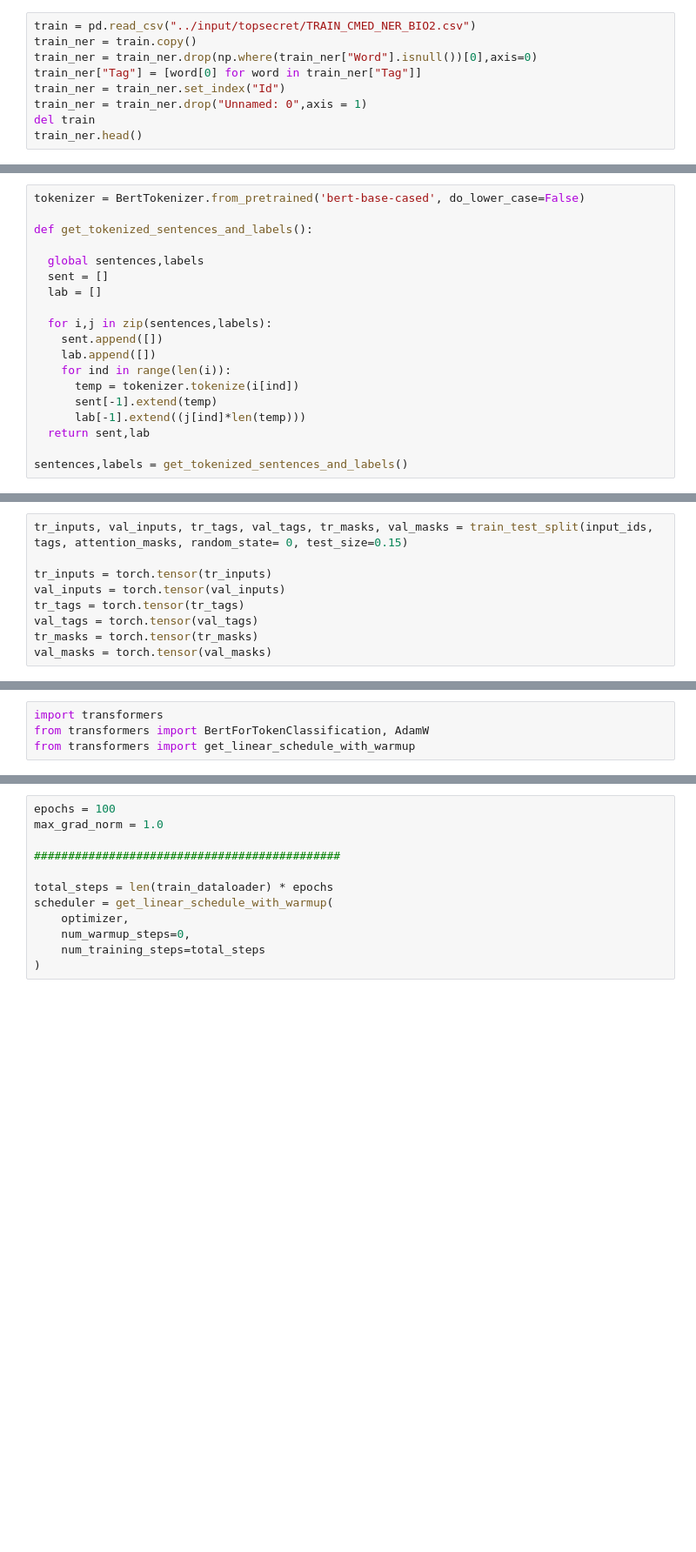
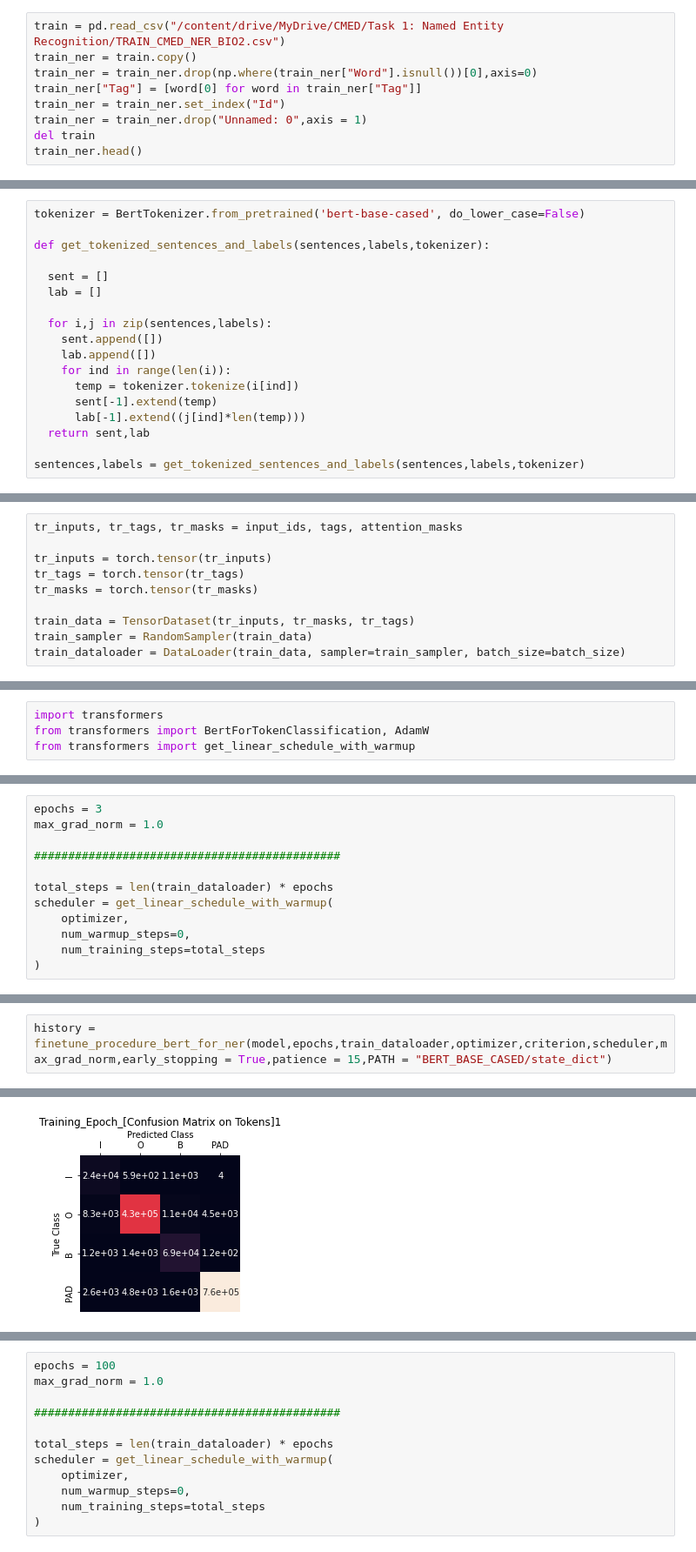
Before and after one commit to amansinha09/nncc, a Jupyter notebook: TASK_1_NER_TRAINING.ipynb, the cells around one changed output, grey strips where cells are left out. Shown at 87% size. Saved outputs shown, nothing was run; the diff lists cells and outputs as text; blank space fills up the shorter version.

```diff
--- a/TASK_1_NER_TRAINING.ipynb
+++ b/TASK_1_NER_TRAINING.ipynb
@@ -95,7 +113,7 @@ train.to_csv("TRAIN_CMED_NER_BIO2.csv")
 # %% [markdown]
 ## Data Preprocessing
 # %%
-train = pd.read_csv("../input/topsecret/TRAIN_CMED_NER_BIO2.csv")
+train = pd.read_csv("/content/drive/MyDrive/CMED/Task 1: Named Entity Recognition/TRAIN_CMED_NER_BIO2.csv")
 train_ner = train.copy()
 train_ner = train_ner.drop(np.where(train_ner["Word"].isnull())[0],axis=0)
 train_ner["Tag"] = [word[0] for word in train_ner["Tag"]]
@@ -118,9 +144,8 @@ tag2idx = {t: i for i, t in enumerate(tag_values)}
 # %%
 tokenizer = BertTokenizer.from_pretrained('bert-base-cased', do_lower_case=False)
 
-def get_tokenized_sentences_and_labels():
+def get_tokenized_sentences_and_labels(sentences,labels,tokenizer):
 
-  global sentences,labels
   sent = []
   lab = []
 
@@ -133,7 +158,7 @@ def get_tokenized_sentences_and_labels():
       lab[-1].extend((j[ind]*len(temp)))
   return sent,lab
 
-sentences,labels = get_tokenized_sentences_and_labels()
+sentences,labels = get_tokenized_sentences_and_labels(sentences,labels,tokenizer)
 # %%
 def normalize_longer_sequences():
   global sentences,labels
@@ -175,11 +200,12 @@ tags = pad_sequences([[tag2idx.get(l) for l in lab] for lab in labels],
 
 attention_masks = [[float(i != 0.0) for i in ii] for ii in input_ids]
 # %%
-tr_inputs, val_inputs, tr_tags, val_tags, tr_masks, val_masks = train_test_split(input_ids, tags, attention_masks, random_state= 0, test_size=0.15)
+tr_inputs, tr_tags, tr_masks = input_ids, tags, attention_masks
 
 tr_inputs = torch.tensor(tr_inputs)
-val_inputs = torch.tensor(val_inputs)
 tr_tags = torch.tensor(tr_tags)
-val_tags = torch.tensor(val_tags)
 tr_masks = torch.tensor(tr_masks)
-val_masks = torch.tensor(val_masks)
+
+train_data = TensorDataset(tr_inputs, tr_masks, tr_tags)
+train_sampler = RandomSampler(train_data)
+train_dataloader = DataLoader(train_data, sampler=train_sampler, batch_size=batch_size)
@@ -402,3 +648,15 @@ optimizer = AdamW(
     lr=3e-5,
     eps=1e-8
 )
+# %%
+epochs = 3
+max_grad_norm = 1.0
+
+#############################################
+
+total_steps = len(train_dataloader) * epochs
+scheduler = get_linear_schedule_with_warmup(
+    optimizer,
+    num_warmup_steps=0,
+    num_training_steps=total_steps
+)
@@ -404,0 +674,3 @@ optimizer = AdamW(
+# %%
+history = finetune_procedure_bert_for_ner(model,epochs,train_dataloader,optimizer,criterion,scheduler,max_grad_norm,early_stopping = True,patience = 15,PATH = "BERT_BASE_CASED/state_dict")
+# %% [output]
@@ -404,0 +694 @@ optimizer = AdamW(
+[figure, added]
```
Also changed, not shown: parts of 53 cells of this notebook.
